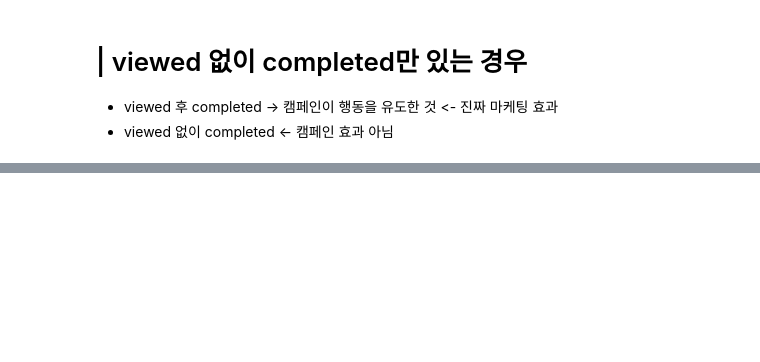
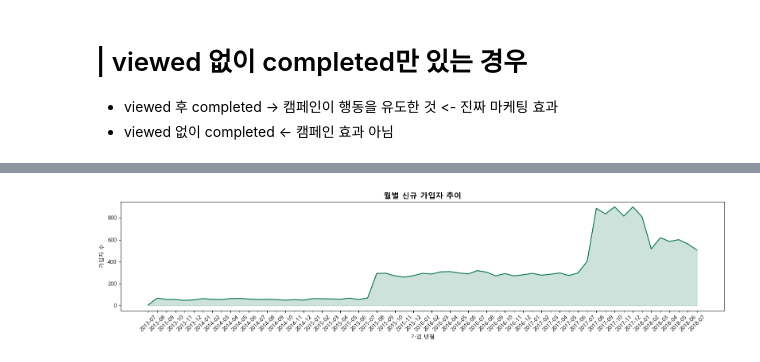
Before and after one commit to rladbstj56/practice_project, a Jupyter notebook: pjh_EDA/preprocessing.ipynb, the cells around one changed output, grey strips where cells are left out. Saved outputs shown, nothing was run; the diff lists cells and outputs as text; code cells hidden in the pictures; blank space fills up the shorter version.

```diff
--- a/pjh_EDA/preprocessing.ipynb
+++ b/pjh_EDA/preprocessing.ipynb
@@ -140,5 +254,5 @@ profile["became_member_on"] = pd.to_datetime(profile["became_member_on"].astype(
 # %%
 # 파생변수
-profile["member_year"] = profile["became_member_on"].dt.year
-profile["member_month"] = profile["became_member_on"].dt.month
+df_prof["member_year"] = df_prof["became_member_on"].dt.year
+df_prof["member_month"] = df_prof["became_member_on"].dt.month
 # %%
@@ -304,0 +489,16 @@ print(transcript[["person", "event", "amount", "offer_id", "day"]].head(8))
+# %%
+# 월별 가입자 추이 (년도-월)
+df_prof["year_month"] = df_prof["became_member_on"].dt.to_period("M")
+ym_counts = df_prof["year_month"].value_counts().sort_index()
+
+plt.figure(figsize=(16, 4))
+plt.plot(ym_counts.index.astype(str), ym_counts.values, color="#00704A", linewidth=1.5)
+plt.fill_between(ym_counts.index.astype(str), ym_counts.values, alpha=0.2, color="#00704A")
+plt.title("월별 신규 가입자 추이", fontsize=14, fontweight="bold")
+plt.xlabel("가입 년월")
+plt.ylabel("가입자 수")
+plt.xticks(rotation=45)
+plt.tight_layout()
+plt.show()
+# %% [output]
+[figure, added]
```
Also changed, not shown: parts of 35 cells of this notebook, 2 other files.
